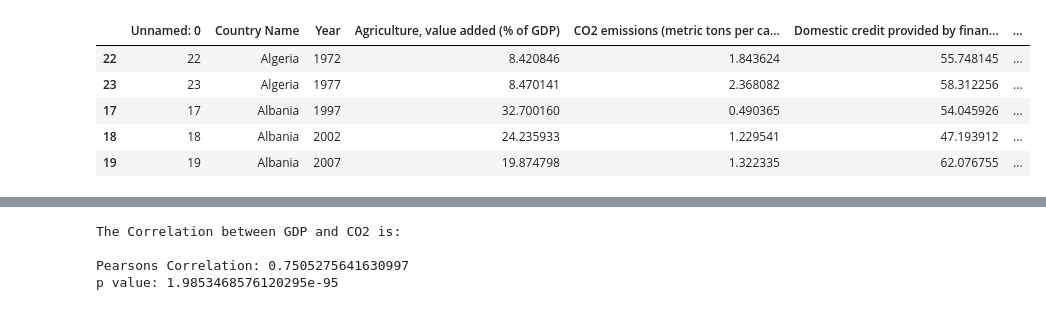
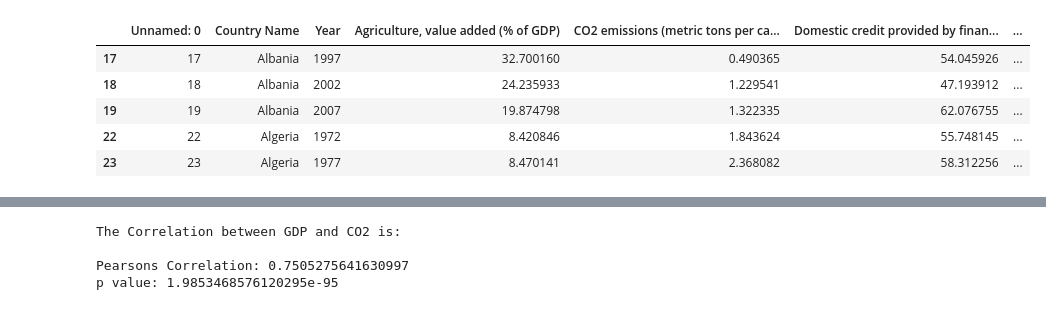
Before and after one commit to r614/brn-training, a Jupyter notebook: pyds/analysis.ipynb, the cells around one changed output, grey strips where cells are left out. Cells and saved outputs as stored; diff of their text form; code cells hidden in the pictures.

```diff
--- a/pyds/analysis.ipynb
+++ b/pyds/analysis.ipynb
@@ -1,24 +1,23 @@
 # %%
 import pandas as pd
 import plotly.express as px
 import numpy as np
 
 
 co2_label = "CO2 emissions (metric tons per capita)"
 gdp_label = "gdpPercap"
 
 gapminder_df = pd.read_csv('./gapminder_clean.csv')
 gapminder_df = gapminder_df.replace([np.inf, -np.inf], np.nan).dropna()
 
-gapminder_df..sort_values(by='pearson_corr', ascending=False)
-hea.sort_values(by='Year')
+gapminder_df.head()
 # %% [output]
 |  | Unnamed: 0 | Country Name | Year | Agriculture, value added (% of GDP) | CO2 emissions (metric tons per ca... | Domestic credit provided by finan... | ... |
-| 22 | 22 | Algeria | 1972 | 8.420846 | 1.843624 | 55.748145 | ... |
-| 23 | 23 | Algeria | 1977 | 8.470141 | 2.368082 | 58.312256 | ... |
 | 17 | 17 | Albania | 1997 | 32.700160 | 0.490365 | 54.045926 | ... |
 | 18 | 18 | Albania | 2002 | 24.235933 | 1.229541 | 47.193912 | ... |
 | 19 | 19 | Albania | 2007 | 19.874798 | 1.322335 | 62.076755 | ... |
+| 22 | 22 | Algeria | 1972 | 8.420846 | 1.843624 | 55.748145 | ... |
+| 23 | 23 | Algeria | 1977 | 8.470141 | 2.368082 | 58.312256 | ... |
 # %%
 gapminder_df_1962 = gapminder_df[gapminder_df['Year'] == 1962]
 
```
Also changed, not shown: parts of 4 cells of this notebook.
